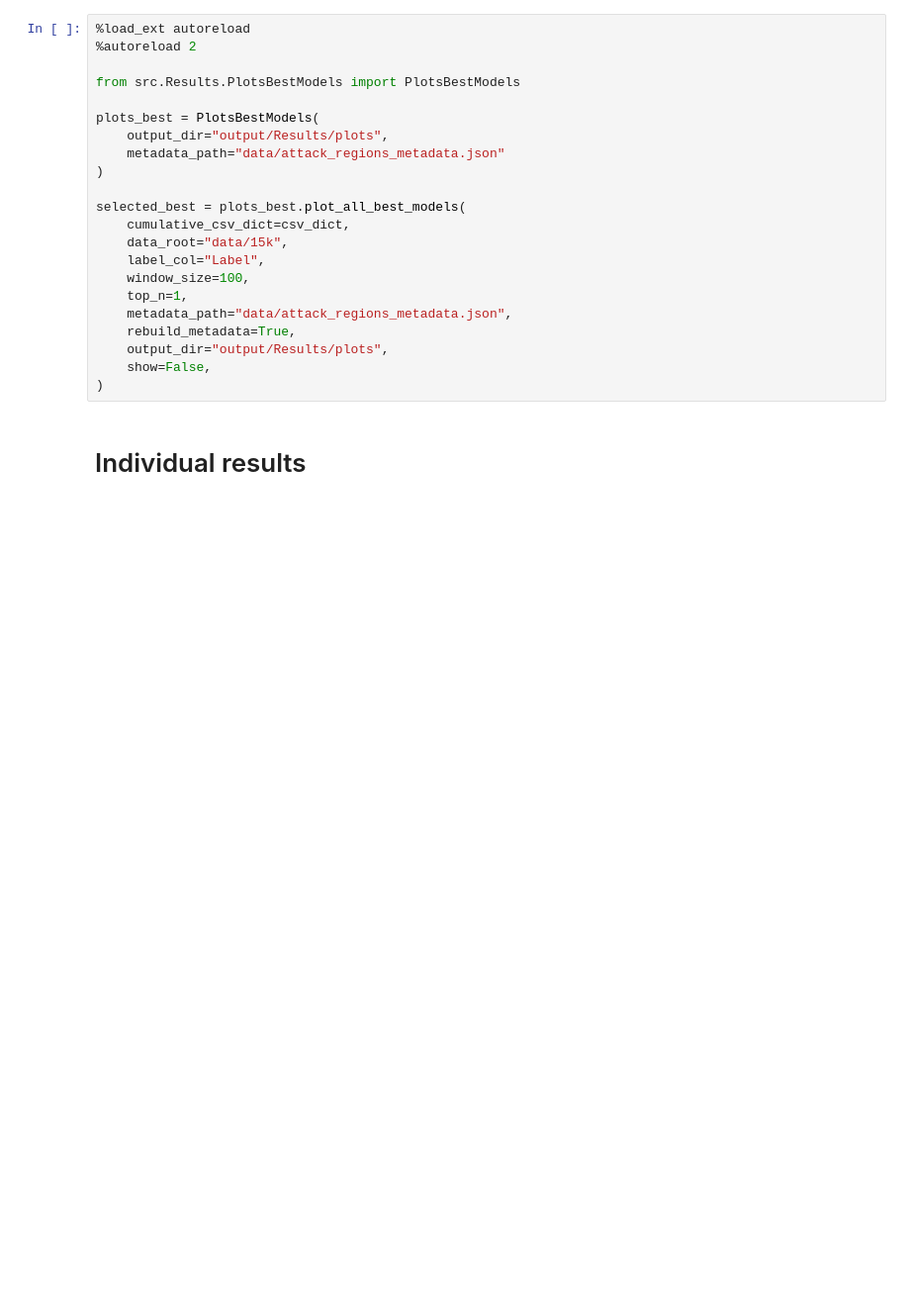
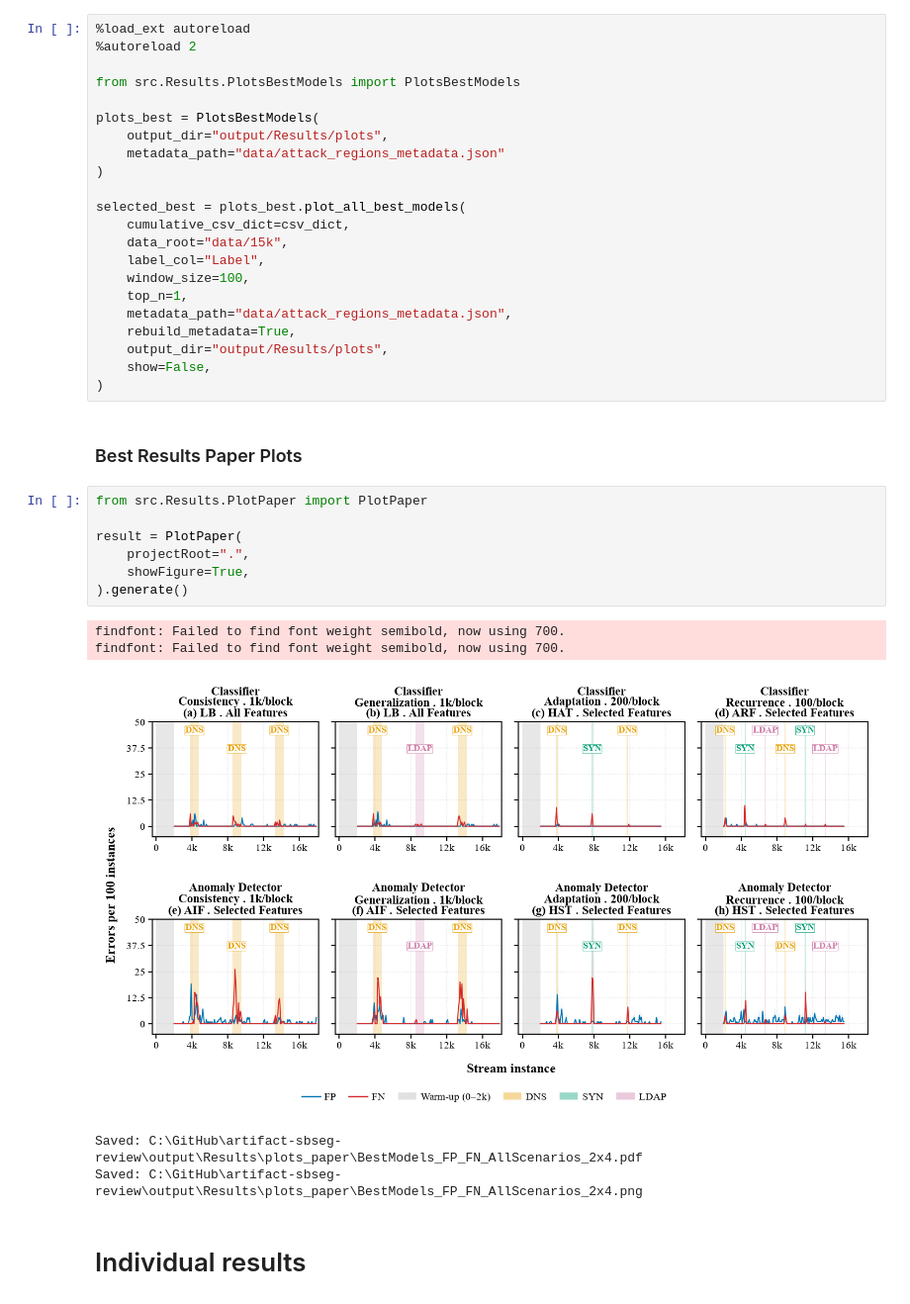
Before and after one commit to iRocktys/artifact-data-stream-review, a Jupyter notebook: Results.ipynb, the cells around one changed output. Shown at 99% size. Cells and saved outputs as stored; diff of their text form; blank space fills up the shorter version.

Commit message:
Att README.md and plots for insertion paper

```diff
--- a/Results.ipynb
+++ b/Results.ipynb
@@ -153,6 +153,21 @@ selected_best = plots_best.plot_all_best_models(
     output_dir="output/Results/plots",
     show=False,
 )
+# %% [markdown]
+### Best Results Paper Plots
+# %%
+from src.Results.PlotPaper import PlotPaper
+
+result = PlotPaper(
+    projectRoot=".",
+    showFigure=True,
+).generate()
+# %% [output]
+findfont: Failed to find font weight semibold, now using 700.
+findfont: Failed to find font weight semibold, now using 700.
+[figure, added]
+Saved: C:\GitHub\artifact-sbseg-review\output\Results\plots_paper\BestModels_FP_FN_AllScenarios_2x4.pdf
+Saved: C:\GitHub\artifact-sbseg-review\output\Results\plots_paper\BestModels_FP_FN_AllScenarios_2x4.png
 # %% [markdown]
 # Individual results
 # %% [markdown]
```
Also changed, not shown: parts of 2 cells of this notebook, 4 other files.
